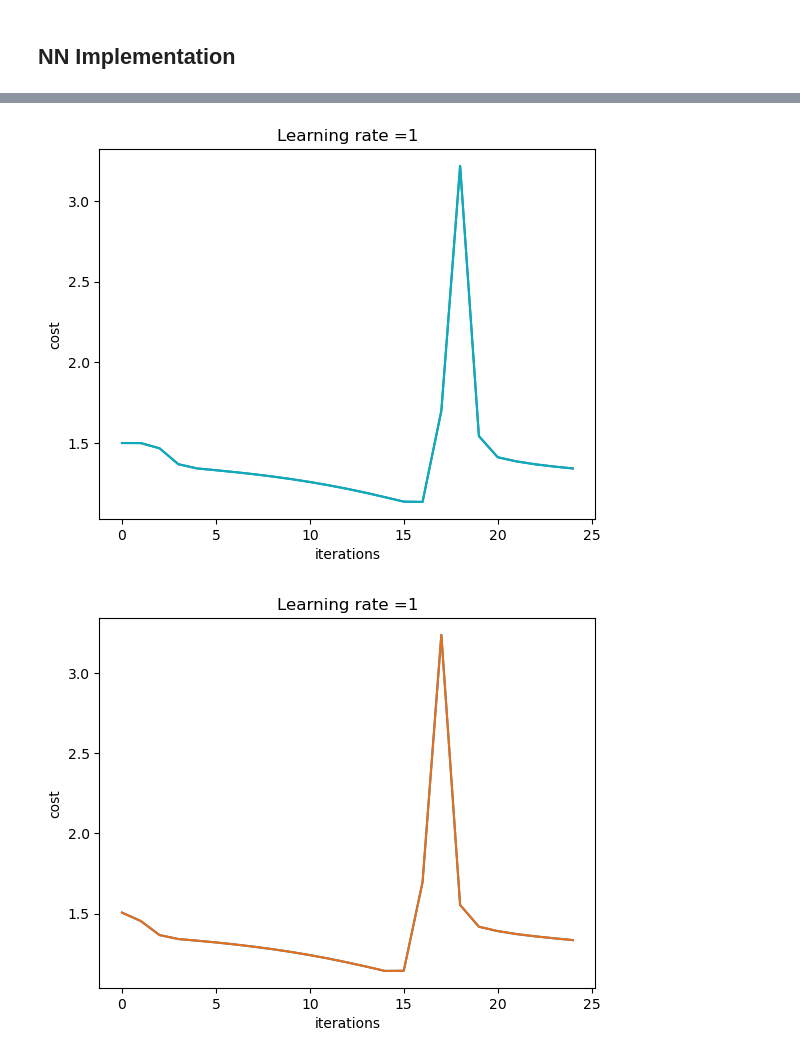
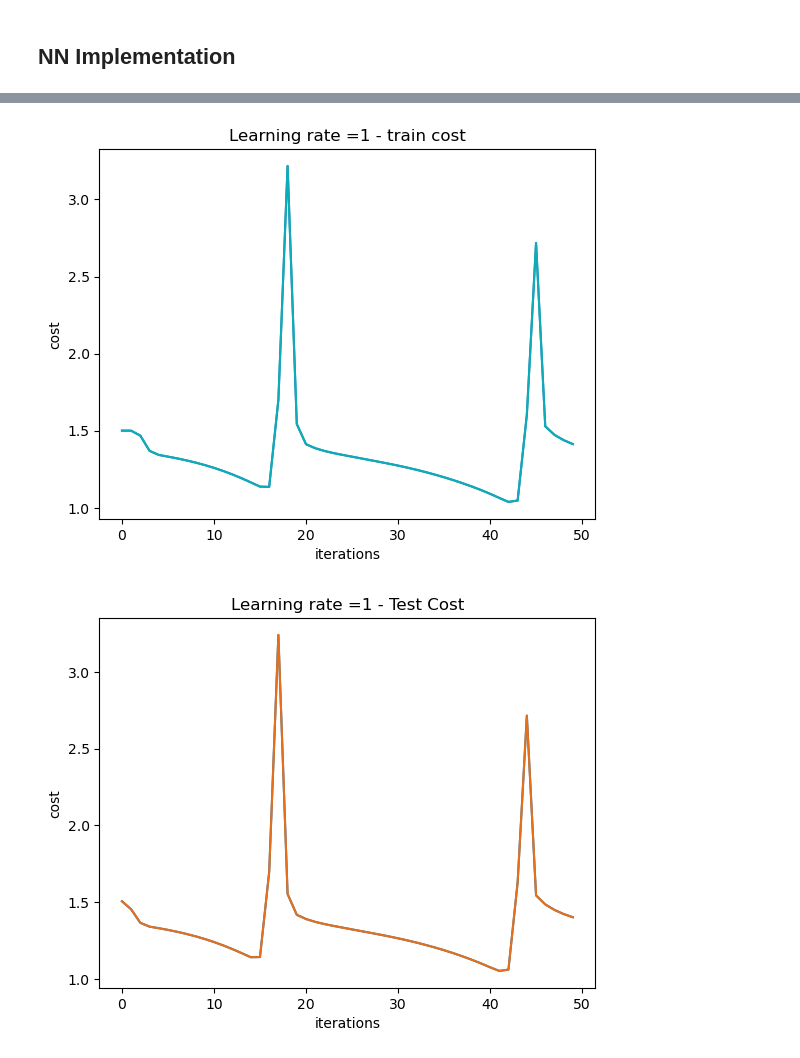
Before and after one commit to 210352R/NN_From_Scratch, a Jupyter notebook: Task_2/train.ipynb, the cells around one changed output, grey strips where cells are left out. Cells and saved outputs as stored; diff of their text form; code cells hidden in the pictures.

```diff
--- a/Task_2/train.ipynb
+++ b/Task_2/train.ipynb
@@ -250,17 +258,45 @@ def model(X, Y, layers_dims,X_test ,y_test, learning_rate = 0.03, activation = '
 # choose random color for chart
 
 import matplotlib.pyplot as plt
-def plot_cost(costs, learning_rate):
+def plot_cost(costs, learning_rate,title):
     plt.plot(costs)
     plt.ylabel('cost')
     plt.xlabel('iterations')
-    plt.title("Learning rate =" + str(learning_rate))
+    plt.title("Learning rate =" + str(learning_rate)+" - "+title)
     #set random color for chart
     color = np.random.rand(3,)
     plt.plot(costs, color = color)
     plt.show()
+# create function to plot the train_accuracy,text_accuracy both in same chart beautifully
+# choose random color for chart
+import matplotlib.pyplot as plt
+
+def plot_accuracy(train_accuracy_lst, test_accuracy_lst, learning_rate):
+
+
+    plt.figure(figsize=(10, 6))  # Set the figure size
+
+    # Plot training accuracy with a solid line
+    plt.plot(train_accuracy_lst, color='blue', linestyle='-', linewidth=2, label='Training Accuracy')
+
+    # Plot testing accuracy with a dashed line
+    plt.plot(test_accuracy_lst, color='red', linestyle='--', linewidth=2, label='Testing Accuracy')
+
+    # Adding grid for better readability
+    plt.grid(True, linestyle='--', alpha=0.7)
+
+    # Set labels and title
+    plt.xlabel('Iterations', fontsize=12)
+    plt.ylabel('Accuracy', fontsize=12)
+    plt.title(f"Accuracy vs Iterations (Learning Rate = {learning_rate})", fontsize=14)
+
+    # Show legend
+    plt.legend(loc='best', fontsize=12)
+
+    # Display the plot
+    plt.show()
 # %%
 lr2 = 0.1
-iters2 = 25
+iters2 = 50
 layers_dims = [14, 100, 40, 4]
 # %%
@@ -315,8 +358,13 @@ plot_cost(test_costs3, lr3)
 # %%
 lr4= 1
-parameters_4 ,grads_4 , costs_4 ,test_costs4= model(X_train_array, new_Y_train_array, layers_dims, X_test_array,new_Y_test_array, learning_rate = lr4, activation = 'relu', num_iterations = iters2)
-plot_cost(costs_4, lr4)
-plot_cost(test_costs4, lr4)
+parameters_4 ,grads_4 , costs_4 ,test_costs4 , test_accuracy_lst4 , train_accuracy_lst4 = model(X_train_array, new_Y_train_array, layers_dims, X_test_array,new_Y_test_array, learning_rate = lr4, activation = 'relu', num_iterations = iters2)
+plot_cost(costs_4, lr4,"train cost")
+plot_cost(test_costs4, lr4,"Test Cost")
+
+train_accuracy = predict(X_train_array, new_Y_train_array, parameters_4, activation = 'relu')
+
+# predict accuracy on test data
+test_accuracy = predict(X_test_array, new_Y_test_array, parameters_4, activation = 'relu')
 # %% [output]
-[figure, old version]
+[figure, new version]
-[figure, old version]
+[figure, new version]
```
Also changed, not shown: parts of 11 cells of this notebook, 17 other files.
